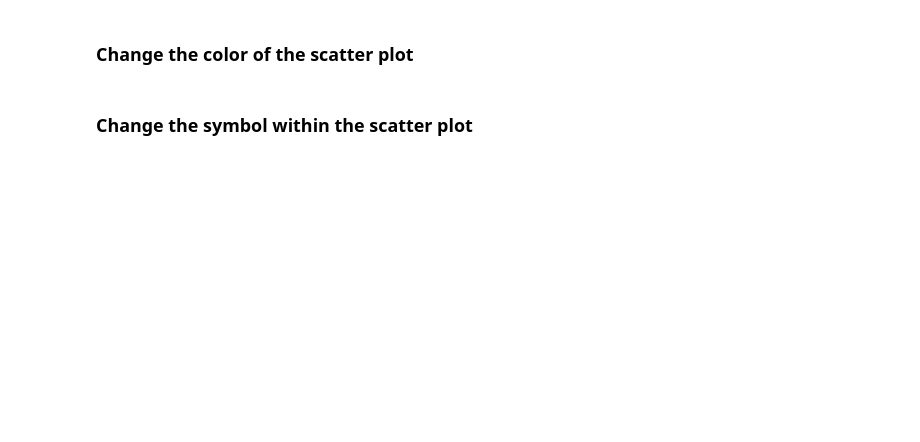
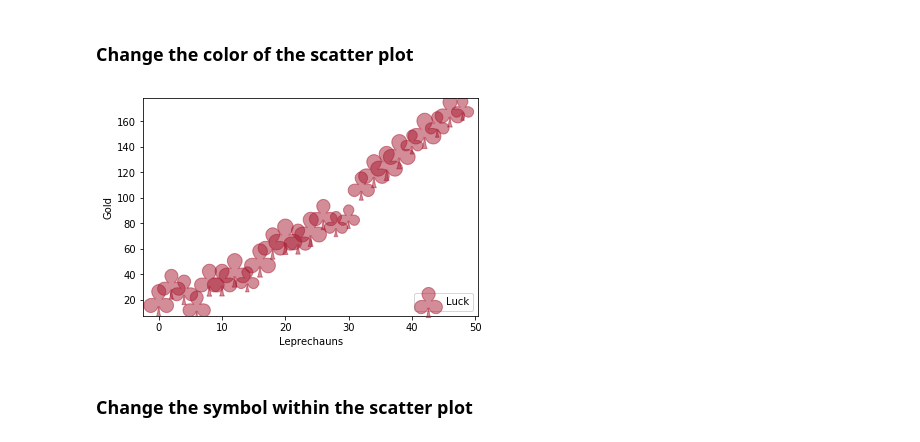
Before and after one commit to FrontAnalyticsInc/data_analytics_course, a Jupyter notebook: ExercisesByWeek/02-Graphing-n-Visualizations/02-data-viz/Pair_Programming_Exercise.ipynb, the cells around one changed output. Cells and saved outputs as stored; diff of their text form; code cells hidden in the pictures; blank space fills up the shorter version.

```diff
--- a/ExercisesByWeek/02-Graphing-n-Visualizations/02-data-viz/Pair_Programming_Exercise.ipynb
+++ b/ExercisesByWeek/02-Graphing-n-Visualizations/02-data-viz/Pair_Programming_Exercise.ipynb
@@ -18,4 +18,13 @@ plt.show()
 # %% [markdown]
 ### Change the color of the scatter plot
+# %%
+plt.scatter(x, y, s, c="#A81C33", alpha=0.5, marker=r'$\clubsuit$',
+            label="Luck")
+plt.xlabel("Leprechauns")
+plt.ylabel("Gold")
+plt.legend(loc=4)
+plt.show()
+# %% [output]
+[figure, added]
 # %% [markdown]
 ### Change the symbol within the scatter plot
```
Also changed, not shown: parts of 3 cells of this notebook.
